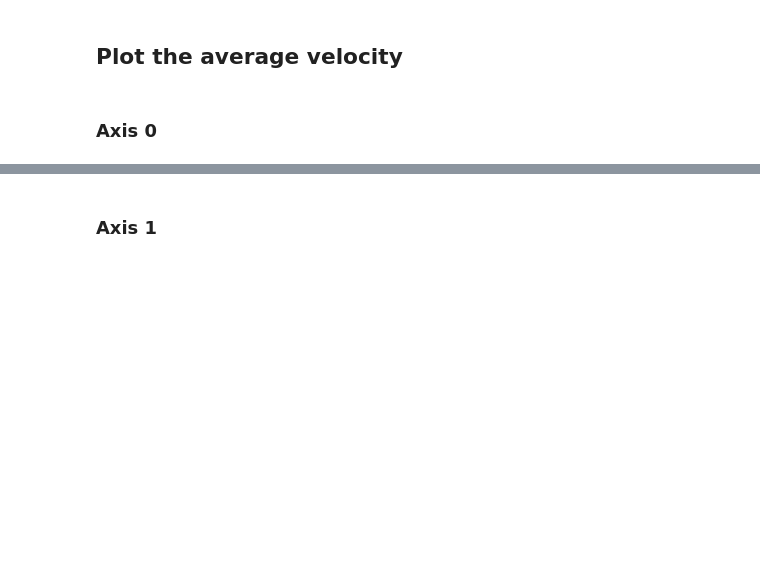
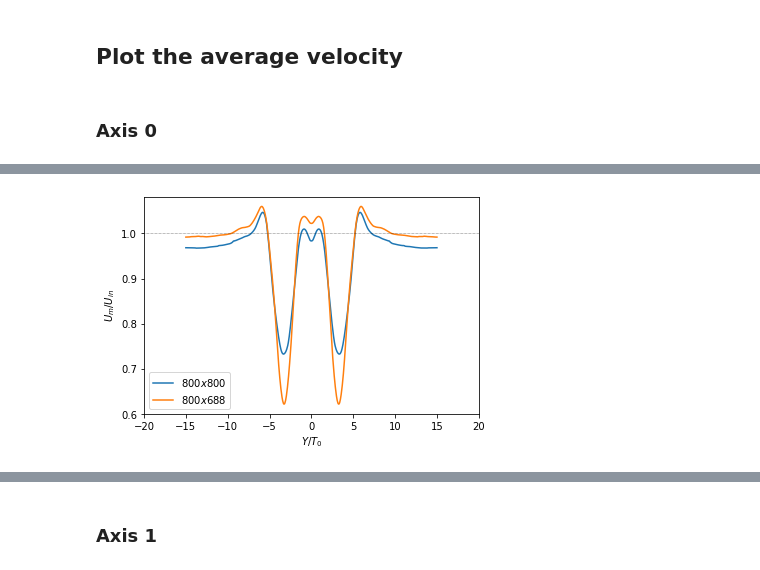
Before and after one commit to ArneBouillon/turbulence, a Jupyter notebook: 2D/Plotting.ipynb, the cells around one changed output, grey strips where cells are left out. Drawn from its saved outputs; the diff is of its cells as text; code cells hidden in the pictures; blank space fills up the shorter version.

```diff
--- a/2D/Plotting.ipynb
+++ b/2D/Plotting.ipynb
@@ -47,7 +48,9 @@ data = 'm1'
 U_in = 5
 total = {}
 
-names = ('J','F','H')
+names = ['A800','Q']
+
+
 
 for name in names:
     BEGIN = 30
@@ -69,12 +72,13 @@ for name in names:
     plt.plot(x,total[name])
 
 
-plt.legend(names)
+plt.legend(names) # ["$800x800$", "$800x688$"])
+plt.plot([-20, 20], [1, 1], linestyle=':', color="black", linewidth=0.5)
 plt.xlim([-20, 20])
 #plt.ylim([0.7, 1.2])   # dimensions used in paper
 plt.xlabel('$Y/T_0$')
 plt.ylabel('$U_m/U_{in}$')
 
-plt.savefig('./figure2_.png', dpi=150, format="png")
+plt.savefig('./figure2_dom.png', dpi=150, format="png")
 plt.show()
 # %% [output]
@@ -97,0 +102 @@ yt : [WARNING  ] 2020-12-04 12:21:57,043 e not found and no parfile passed, can
+[figure, added]
```
Also changed, not shown: parts of 11 cells of this notebook.
